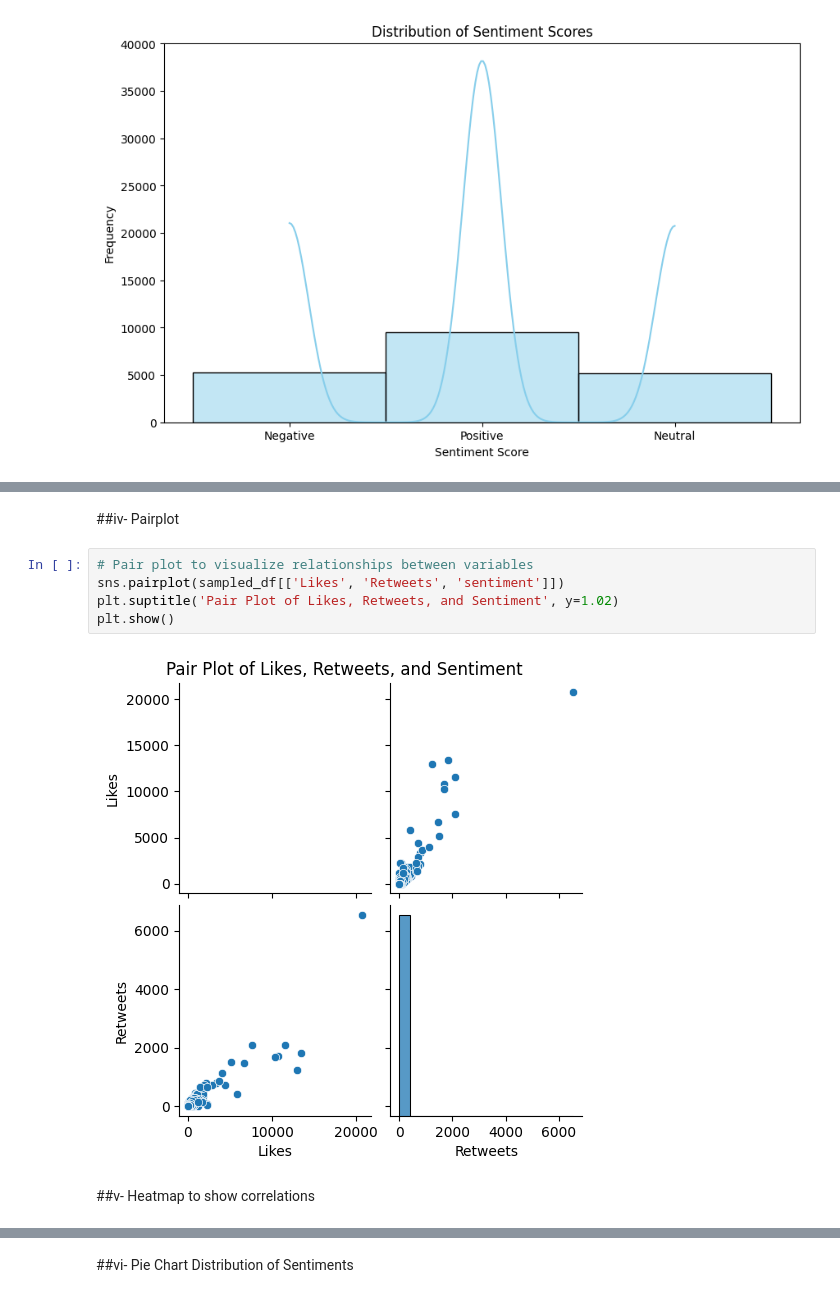
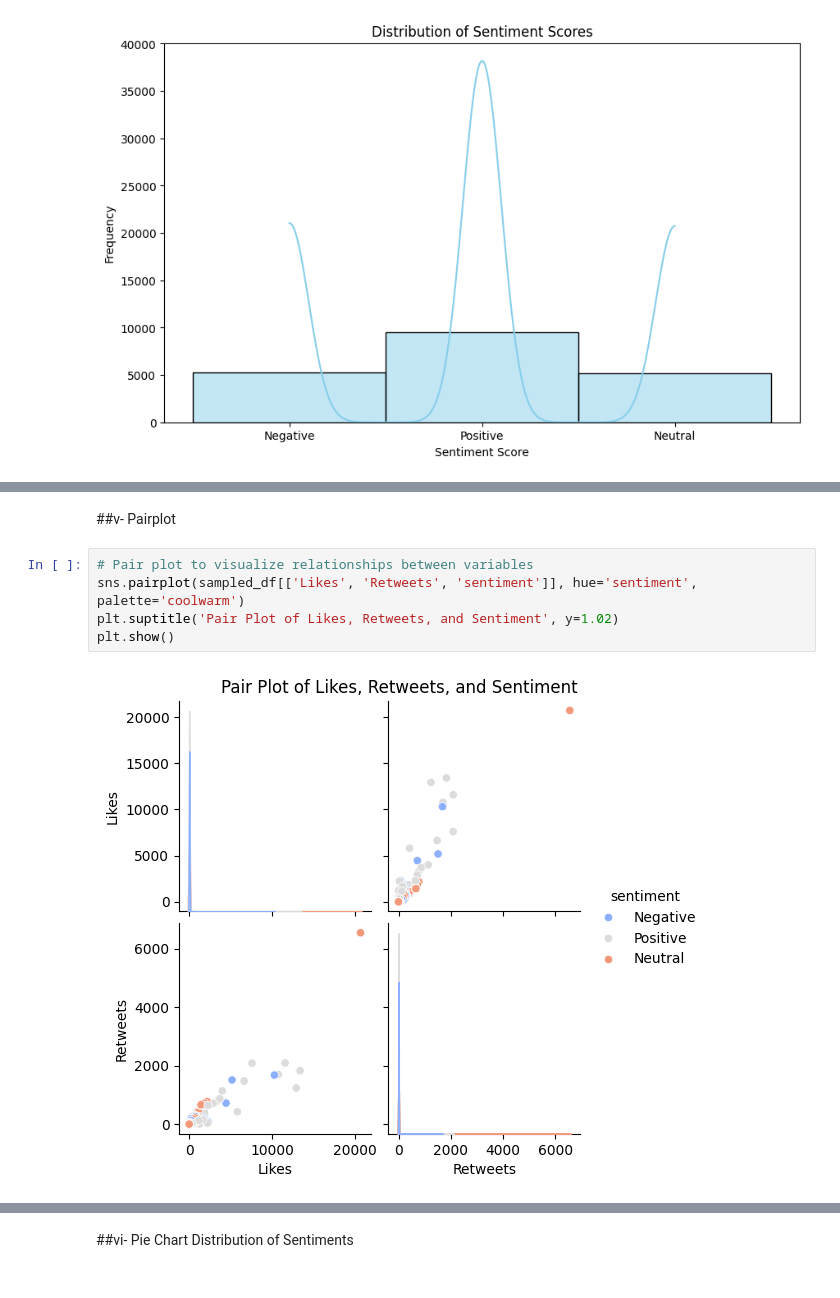
Before and after one commit to dmousa75/stqd6014-Data-Science, a Jupyter notebook: Project2_iedited.ipynb, the cells around one changed output, grey strips where cells are left out. Saved outputs shown, nothing was run; the diff lists cells and outputs as text.

```diff
--- a/Project2_iedited.ipynb
+++ b/Project2_iedited.ipynb
@@ -392,11 +440,9 @@ plt.show()
 # %% [markdown]
-##iv- Pairplot
+##v- Pairplot
 # %%
 # Pair plot to visualize relationships between variables
-sns.pairplot(sampled_df[['Likes', 'Retweets', 'sentiment']])
+sns.pairplot(sampled_df[['Likes', 'Retweets', 'sentiment']], hue='sentiment', palette='coolwarm')
 plt.suptitle('Pair Plot of Likes, Retweets, and Sentiment', y=1.02)
 plt.show()
 # %% [output]
-[figure, old version]
+[figure, new version]
-# %% [markdown]
-##v- Heatmap to show correlations
```
Also changed, not shown: parts of 32 cells of this notebook.
